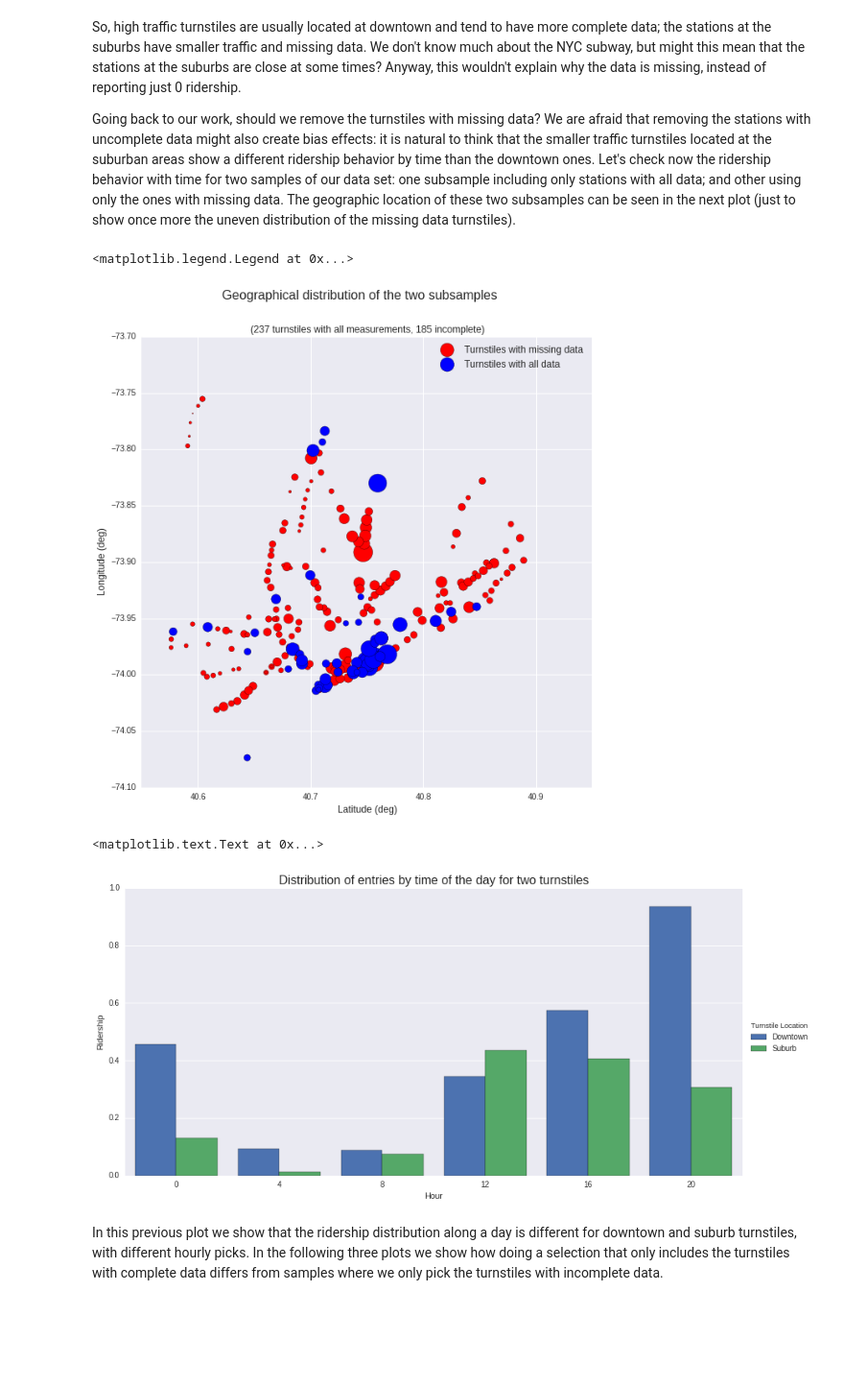
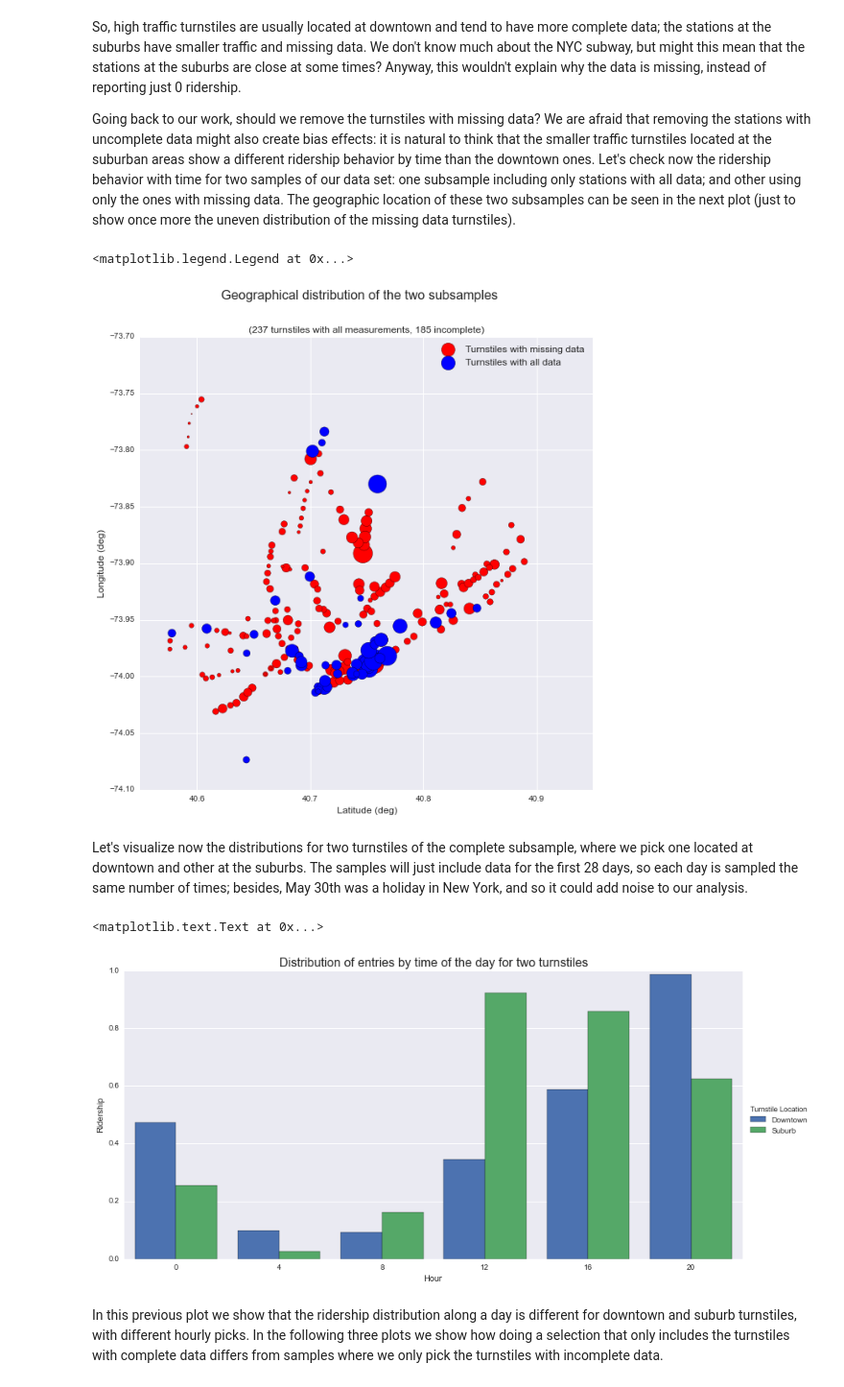
Before and after one commit to gornes/IntroToDS, a Jupyter notebook: Project1.ipynb, the cells around one changed output. Shown at 96% size. Saved outputs shown, nothing was run; the diff lists cells and outputs as text; code cells hidden in the pictures; blank space fills up the shorter version.

```diff
--- a/Project1.ipynb
+++ b/Project1.ipynb
@@ -40,8 +43,7 @@ We load the data set from the given csv file into a Pandas DataFrame instance. T
 * Also, an `hour_week` column is created: this column represents the *hours of the week*, an integer with a value between 0 and 167, where 0 is Monday at 00:00 hours and 167 is Sunday at 23:00 hours.
 # %%
 improved_df = pd.read_csv(
-    '/home/itoledo/Dropbox/OnlineClass/Udacity/'
-    'Project1/improved-dataset/improved-dataset/turnstile_weather_v2.csv')
+    '/home/itoledo/Dropbox/OnlineClass/Udacity/IntroToDataScience/IntroToDS/turnstile_weather_v2.csv')
 improved_df['dateTime'] = improved_df.apply(
     lambda r: pd.datetime.strptime(r['datetime'], '%Y-%m-%d %H:%M:%S'), axis=1)
 improved_df = improved_df.set_index('dateTime', drop=False)
@@ -235,22 +238,25 @@ plt.ylabel('Longitude (deg)', fontsize=12)
 plt.legend(fontsize=12)
 # %% [output]
 <matplotlib.legend.Legend at 0x...>
-[figure, old version]
+[figure, new version]
+# %% [markdown]
+Let's visualize now the distributions for two turnstiles of the complete subsample, where we pick one located at downtown and other at the suburbs. The samples will just include data for the first 28 days, so each day is sampled the same number of times; besides, May 30th was a holiday in New York, and so it could add noise to our analysis.
 # %%
-turnstiles_sample = improved_df.query('(UNIT == "R084" or UNIT == "R172")')
+mpld3.enable_notebook()
+turnstiles_sample = improved_df.query('(UNIT == "R084" or UNIT == "R172") and day < 29')
 c1 = turnstiles_sample.groupby(['hour', 'week', 'UNIT'], as_index=False).ENTRIESn_hourly.mean()
 c1.loc[c1.UNIT == "R084",'ENTRIESn_hourly'] /= c1.loc[c1.UNIT == "R084",'ENTRIESn_hourly'].max()
 c1.loc[c1.UNIT == "R172",'ENTRIESn_hourly'] /= c1.loc[c1.UNIT == "R172",'ENTRIESn_hourly'].max()
 c1.loc[c1.UNIT == "R084",'UNIT'] = 'Downtown'
 c1.loc[c1.UNIT == "R172",'UNIT'] = 'Suburb'
 c1.columns = pd.Index([u'Hour', u'week', u'Turnstile Location', u'Ridership'], dtype='object')
 sns.factorplot(x="Hour", y="Ridership", hue='Turnstile Location',
                 data=c1, kind="bar",
                 size=6, estimator=np.median, aspect=2, ci=0)
 plt.title('Distribution of entries by time of the day for two turnstiles', size=16)
 # %% [output]
 <matplotlib.text.Text at 0x...>
-[figure, old version]
+[figure, new version]
 # %% [markdown]
 In this previous plot we show that the ridership distribution along a day is different for downtown and suburb turnstiles, with different hourly picks. In the following three plots we show how doing a selection that only includes the turnstiles with complete data differs from samples where we only pick the turnstiles with incomplete data.
 # %%
```
Also changed, not shown: parts of 31 cells of this notebook.
